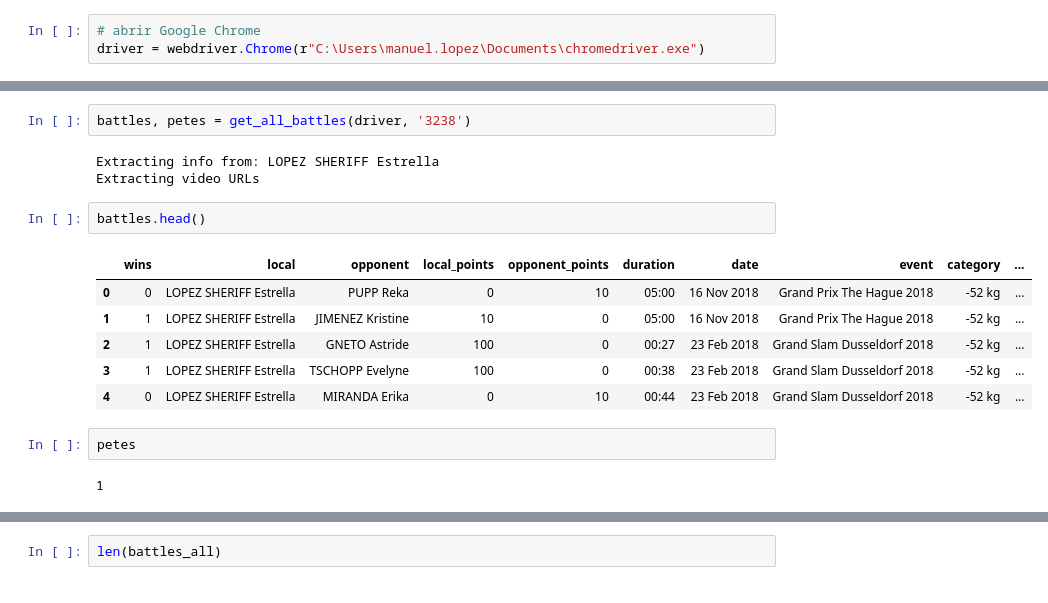
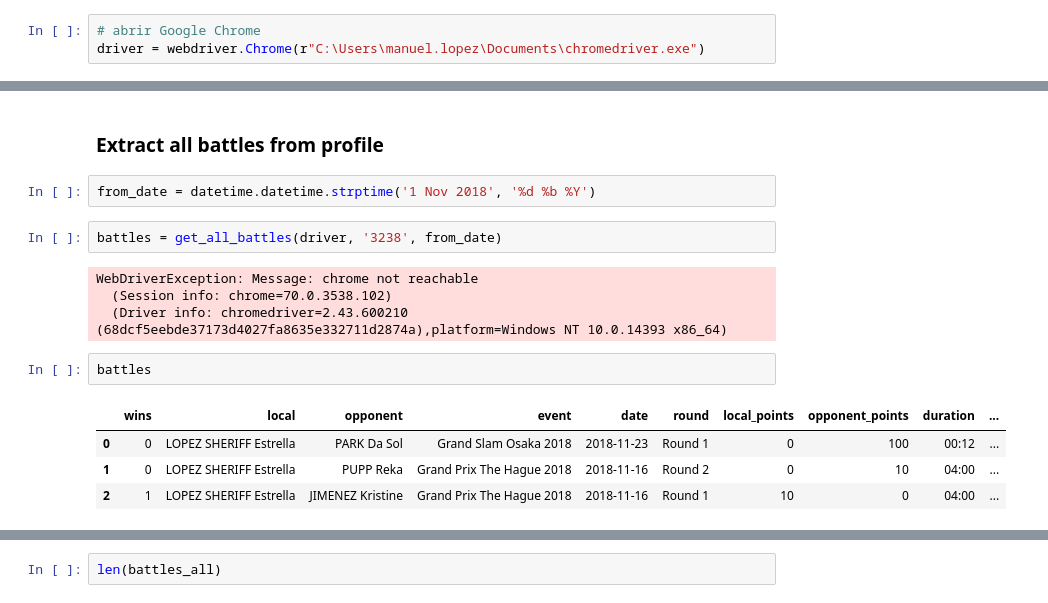
Before and after one commit to sajTempler/judo, a Jupyter notebook: judo/scrape.ipynb, the cells around one changed output, grey strips where cells are left out. Drawn from its saved outputs; the diff is of its cells as text.

```diff
--- a/judo/scrape.ipynb
+++ b/judo/scrape.ipynb
@@ -104,18 +15,17 @@ def get_all_battles(driver, profile_id):
+# %% [markdown]
+### Extract all battles from profile
+# %%
+from_date = datetime.datetime.strptime('1 Nov 2018', '%d %b %Y')
 # %%
-battles, petes = get_all_battles(driver, '3238')
+battles = get_all_battles(driver, '3238', from_date)
 # %% [output]
-Extracting info from: LOPEZ SHERIFF Estrella
-Extracting video URLs
+WebDriverException: Message: chrome not reachable
+  (Session info: chrome=70.0.3538.102)
+  (Driver info: chromedriver=2.43.600210 (68dcf5eebde37173d4027fa8635e332711d2874a),platform=Windows NT 10.0.14393 x86_64)
 # %%
-battles.head()
+battles
 # %% [output]
-|  | wins | local | opponent | local_points | opponent_points | duration | date | event | category | ... |
-| 0 | 0 | LOPEZ SHERIFF Estrella | PUPP Reka | 0 | 10 | 05:00 | 16 Nov 2018 | Grand Prix The Hague 2018 | -52 kg | ... |
-| 1 | 1 | LOPEZ SHERIFF Estrella | JIMENEZ Kristine | 10 | 0 | 05:00 | 16 Nov 2018 | Grand Prix The Hague 2018 | -52 kg | ... |
-| 2 | 1 | LOPEZ SHERIFF Estrella | GNETO Astride | 100 | 0 | 00:27 | 23 Feb 2018 | Grand Slam Dusseldorf 2018 | -52 kg | ... |
-| 3 | 1 | LOPEZ SHERIFF Estrella | TSCHOPP Evelyne | 100 | 0 | 00:38 | 23 Feb 2018 | Grand Slam Dusseldorf 2018 | -52 kg | ... |
-| 4 | 0 | LOPEZ SHERIFF Estrella | MIRANDA Erika | 0 | 10 | 00:44 | 23 Feb 2018 | Grand Slam Dusseldorf 2018 | -52 kg | ... |
+|  | wins | local | opponent | event | date | round | local_points | opponent_points | duration | ... |
+| 0 | 0 | LOPEZ SHERIFF Estrella | PARK Da Sol | Grand Slam Osaka 2018 | 2018-11-23 | Round 1 | 0 | 100 | 00:12 | ... |
+| 1 | 0 | LOPEZ SHERIFF Estrella | PUPP Reka | Grand Prix The Hague 2018 | 2018-11-16 | Round 2 | 0 | 10 | 04:00 | ... |
+| 2 | 1 | LOPEZ SHERIFF Estrella | JIMENEZ Kristine | Grand Prix The Hague 2018 | 2018-11-16 | Round 1 | 10 | 0 | 04:00 | ... |
-# %%
-petes
-# %% [output]
-1
```
Also changed, not shown: parts of 27 cells of this notebook, 4 other files.
